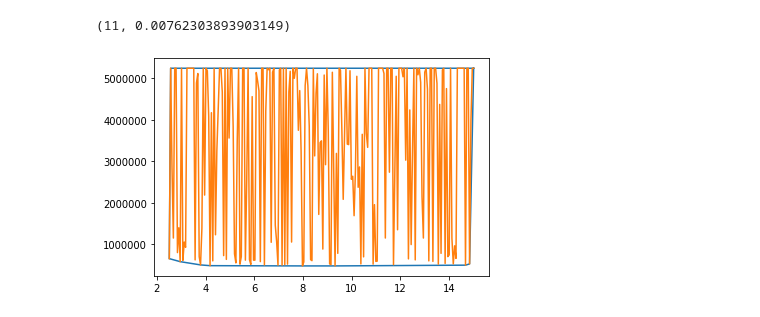
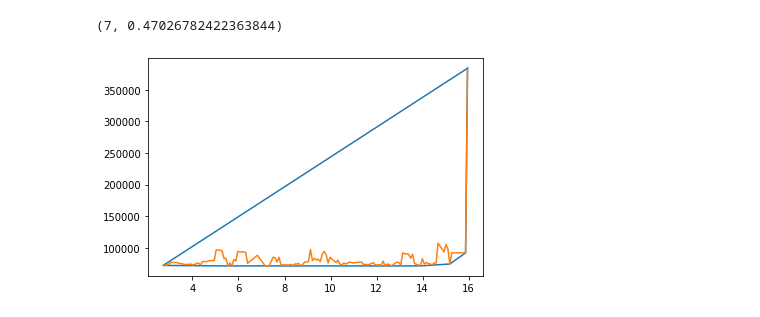
Before and after one commit to cemel-jhu/PSB-Image-Processing, a Jupyter notebook: PSM_Processing.ipynb, the cells around one changed output. Cells and saved outputs as stored; diff of their text form; code cells hidden in the pictures.

```diff
--- a/PSM_Processing.ipynb
+++ b/PSM_Processing.ipynb
@@ -42,7 +50,7 @@ times = []
 
 # Run specific variables
 experiment = (
-    32
+    24
 )  # The experiment number. Images for this experiment should be in folder {experiment}/
 band = 8  # The band to examine within the experiment
 export_gifs = True  # Whether gifs should be exported
@@ -574,10 +612,11 @@ def velocity_profile(
 # %%
 """Examine profiles for select slice."""
 if interactive and not imported:
-    scaled_profile, profile = velocity_profile(s, sigma=sigma, cube=cube, lengths=lengths)
-    plt.title("Position, event of a single slice, unscaled, overlayed.")
-    plt.plot(*profile)
-    plt.imshow(smoothed)
-    plt.grid()
-    plt.show()
+  scaled_profile, profile = velocity_profile(
+      s, sigma=sigma, cube=cube, lengths=lengths)
+  plt.title("Position, event of a single slice, unscaled, overlayed.")
+  plt.plot(*profile)
+  plt.imshow(smoothed)
+  plt.grid()
+  plt.show()
 # %% [output]
@@ -897,27 +949,26 @@ if not imported:
 # %%
 def remove_noise(profile, window_size=10):
-    scores = np.zeros(len(profile))
-    for i in range(window_size, len(profile) - window_size):
-        window = profile[i - window_size : i + window_size, 1]
-        scores[i - window_size : i + window_size] = (
-            window - window.mean()
-        ) / window.std()
-    return abs(scores)
+  scores = np.zeros(len(profile))
+  for i in range(window_size, len(profile) - window_size):
+    window = profile[i - window_size:i + window_size, 1]
+    scores[i - window_size:i +
+           window_size] = (window - window.mean()) / window.std()
+  return abs(scores)
 
 
 def cleaned_hull(lin, hull, left=2.5, right=16, confidence=1.645):
-    filtered = np.vstack([lin, hull])
-    filtered = (filtered[:, lin > left])[:, lin[lin > left] < right]
-    filtered = filtered.T
-    filtered = filtered[remove_noise(filtered) < confidence]
-    return filtered
+  filtered = np.vstack([lin, hull])
+  filtered = (filtered[:, lin > left])[:, lin[lin > left] < right]
+  filtered = filtered.T
+  filtered = filtered[remove_noise(filtered) < confidence]
+  return filtered
 
 
 if interactive and not imported:
-    filtered = cleaned_hull(lin, hull)
-    plt.plot(*list(zip(*convex_hull(filtered))))
-    plt.plot(*list(zip(*filtered)))
-    print(score_profile(filtered))
+  filtered = cleaned_hull(lin, hull)
+  plt.plot(*list(zip(*convex_hull(filtered))))
+  plt.plot(*list(zip(*filtered)))
+  print(score_profile(filtered))
 # %% [output]
-(11, 0.00762303893903149)
+(7, 0.47026782422363844)
-[figure, old version]
+[figure, new version]
```
Also changed, not shown: parts of 30 cells of this notebook.
